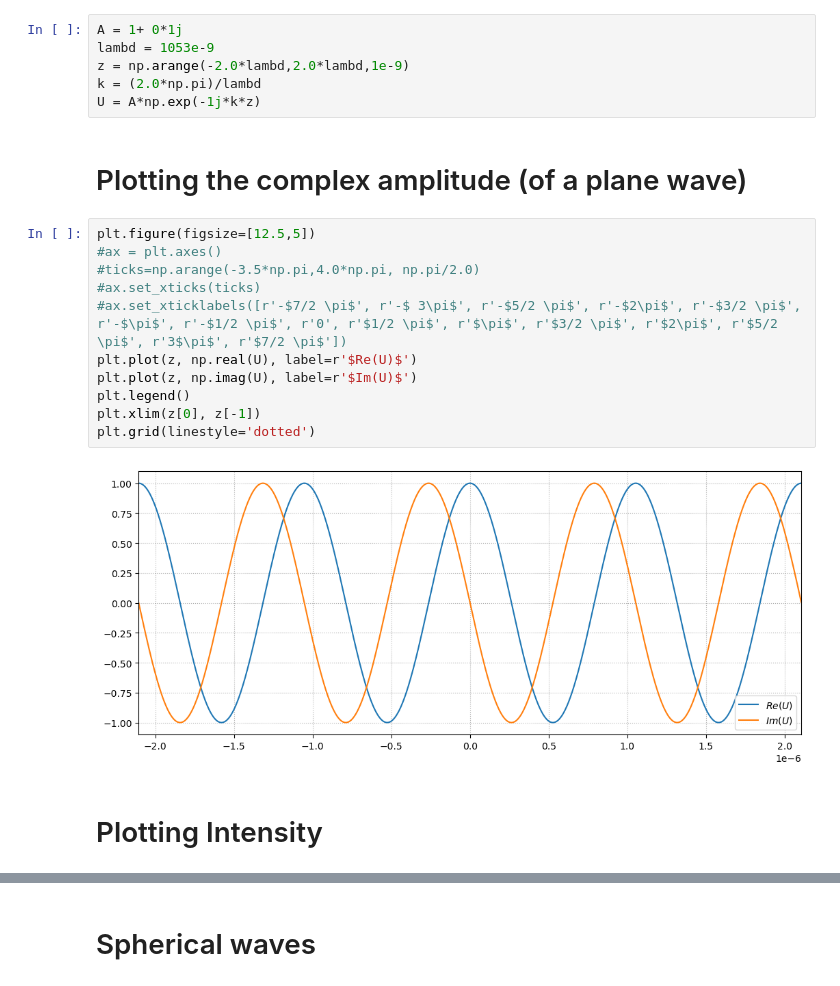
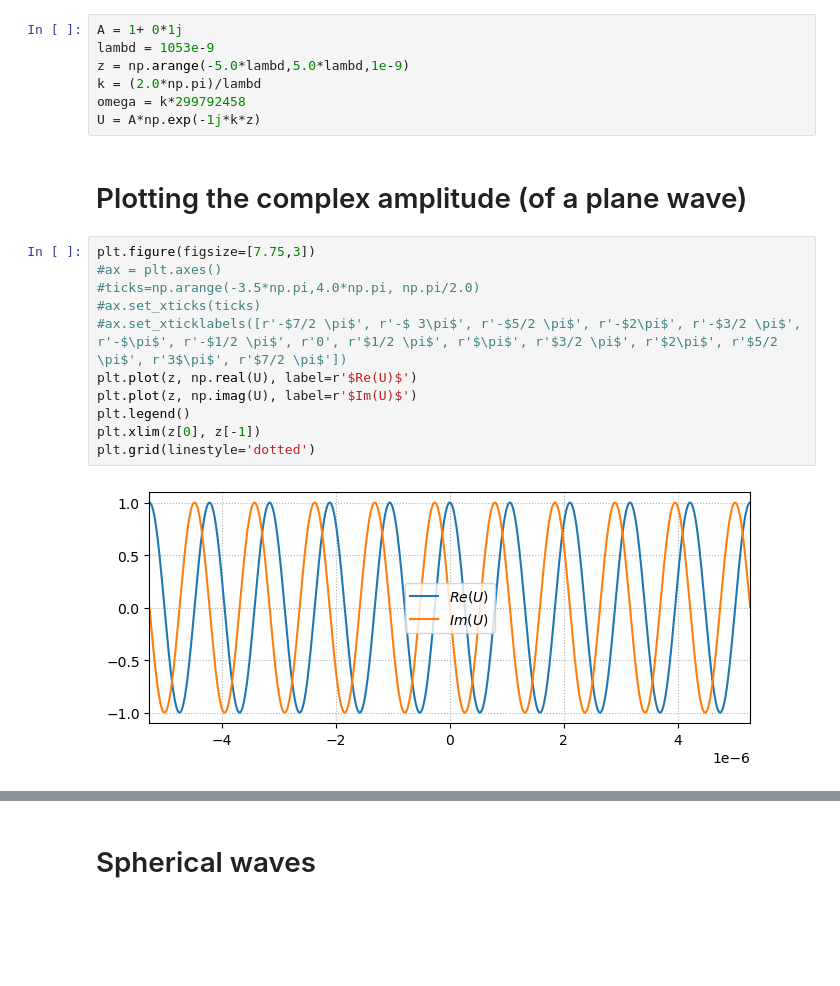
Before and after one commit to dancvan/fop_journalclub, a Jupyter notebook: modules/beam_optics.ipynb, the cells around one changed output, grey strips where cells are left out. Cells and saved outputs as stored; diff of their text form; blank space fills up the shorter version.

```diff
--- a/modules/beam_optics.ipynb
+++ b/modules/beam_optics.ipynb
@@ -6,24 +10,23 @@ import matplotlib.pyplot as plt
 # %%
 A = 1+ 0*1j
 lambd = 1053e-9
-z = np.arange(-2.0*lambd,2.0*lambd,1e-9)
+z = np.arange(-5.0*lambd,5.0*lambd,1e-9)
 k = (2.0*np.pi)/lambd
+omega = k*299792458
 U = A*np.exp(-1j*k*z)
 # %% [markdown]
 # Plotting the complex amplitude (of a plane wave)
 # %%
-plt.figure(figsize=[12.5,5])
+plt.figure(figsize=[7.75,3])
 #ax = plt.axes()
 #ticks=np.arange(-3.5*np.pi,4.0*np.pi, np.pi/2.0)
 #ax.set_xticks(ticks)
 #ax.set_xticklabels([r'-$7/2 \pi$', r'-$ 3\pi$', r'-$5/2 \pi$', r'-$2\pi$', r'-$3/2 \pi$', r'-$\pi$', r'-$1/2 \pi$', r'0', r'$1/2 \pi$', r'$\pi$', r'$3/2 \pi$', r'$2\pi$', r'$5/2 \pi$', r'3$\pi$', r'$7/2 \pi$'])
 plt.plot(z, np.real(U), label=r'$Re(U)$')
 plt.plot(z, np.imag(U), label=r'$Im(U)$')
 plt.legend()
 plt.xlim(z[0], z[-1])
 plt.grid(linestyle='dotted')
 # %% [output]
-[figure, old version]
+[figure, new version]
-# %% [markdown]
-# Plotting Intensity
 # %%
```
Also changed, not shown: parts of 15 cells of this notebook.
